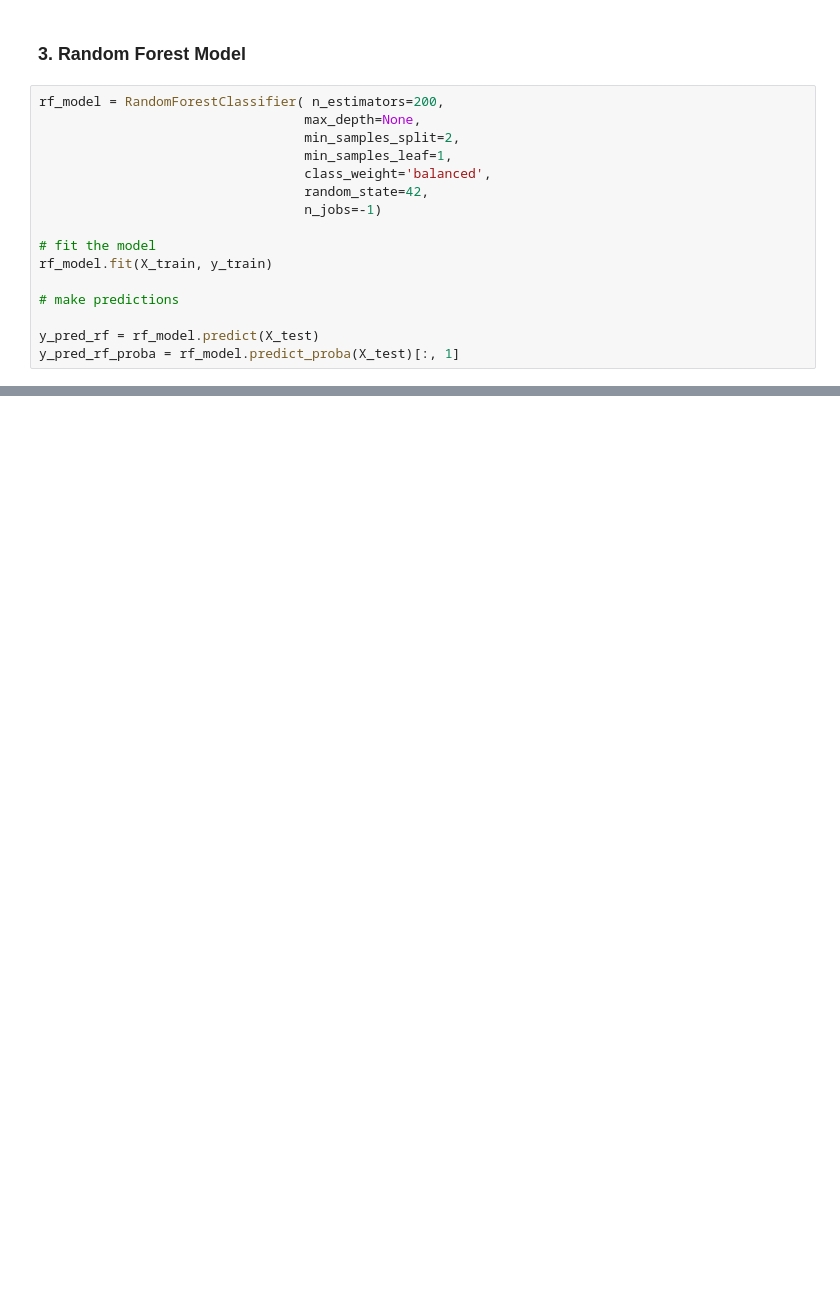
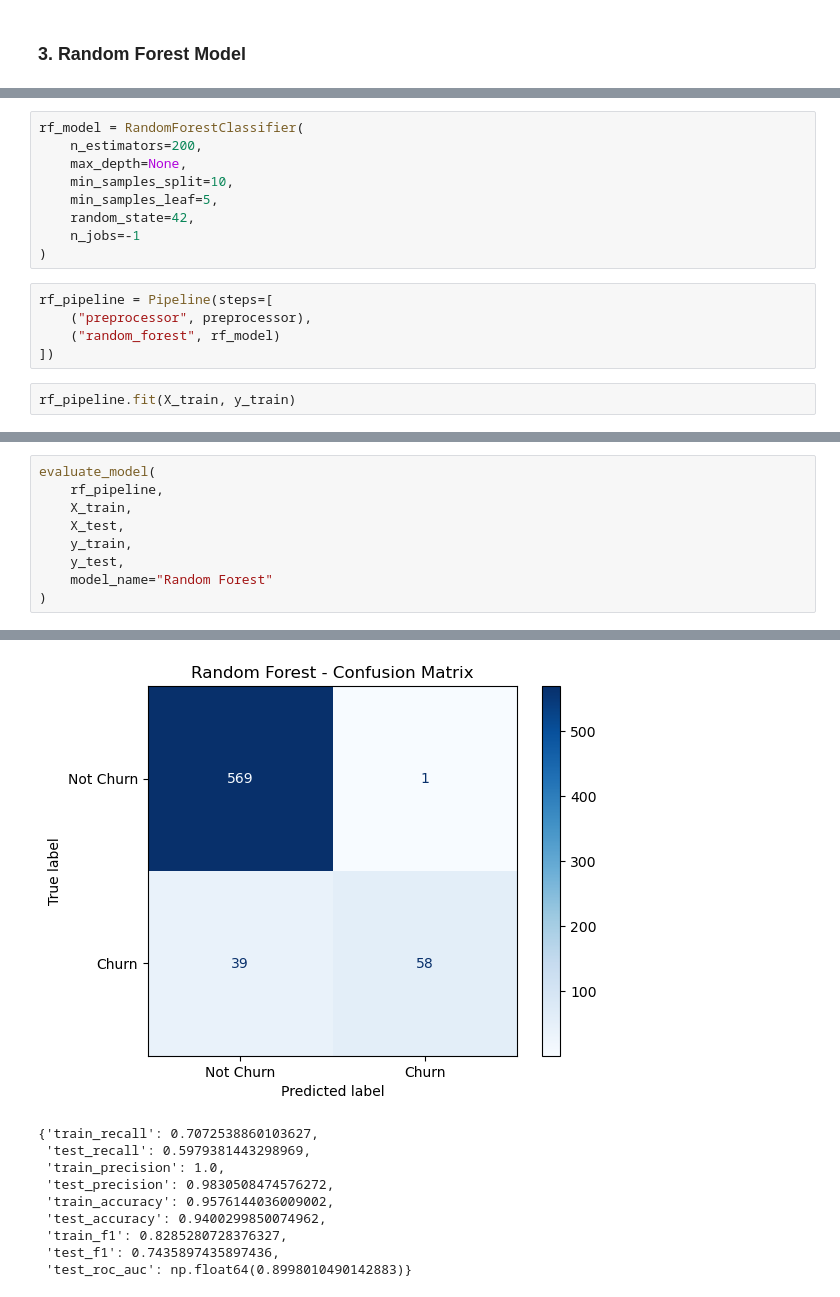
Before and after one commit to muimidean/SyriaTel_Customer_Churn, a Jupyter notebook: SyriaTel_Customer_Churn.ipynb, the cells around one changed output, grey strips where cells are left out. Drawn from its saved outputs; the diff is of its cells as text; blank space fills up the shorter version.

```diff
--- a/SyriaTel_Customer_Churn.ipynb
+++ b/SyriaTel_Customer_Churn.ipynb
@@ -404,18 +428,2 @@ Confusion Matrix
 # %% [markdown]
 ### 3. Random Forest Model
-# %%
-rf_model = RandomForestClassifier( n_estimators=200,
-                                  max_depth=None,
-                                  min_samples_split=2,
-                                  min_samples_leaf=1,
-                                  class_weight='balanced',
-                                  random_state=42,
-                                  n_jobs=-1)
-
-# fit the model
-rf_model.fit(X_train, y_train)
-
-# make predictions
-
-y_pred_rf = rf_model.predict(X_test)
-y_pred_rf_proba = rf_model.predict_proba(X_test)[:, 1]
@@ -434,0 +430,16 @@ plt.show()
+# %%
+rf_model = RandomForestClassifier(
+    n_estimators=200,
+    max_depth=None,
+    min_samples_split=10,
+    min_samples_leaf=5,
+    random_state=42,
+    n_jobs=-1
+)
+# %%
+rf_pipeline = Pipeline(steps=[
+    ("preprocessor", preprocessor),
+    ("random_forest", rf_model)
+])
+# %%
+rf_pipeline.fit(X_train, y_train)
@@ -434,0 +464,10 @@ plt.show()
+# %%
+evaluate_model(
+    rf_pipeline,
+    X_train,
+    X_test,
+    y_train,
+    y_test,
+    model_name="Random Forest"
+)
+# %% [output]
@@ -434,0 +491,10 @@ plt.show()
+[figure, added]
+{'train_recall': 0.7072538860103627,
+ 'test_recall': 0.5979381443298969,
+ 'train_precision': 1.0,
+ 'test_precision': 0.9830508474576272,
+ 'train_accuracy': 0.9576144036009002,
+ 'test_accuracy': 0.9400299850074962,
+ 'train_f1': 0.8285280728376327,
+ 'test_f1': 0.7435897435897436,
+ 'test_roc_auc': np.float64(0.8998010490142883)}
```
Also changed, not shown: parts of 13 cells of this notebook.
